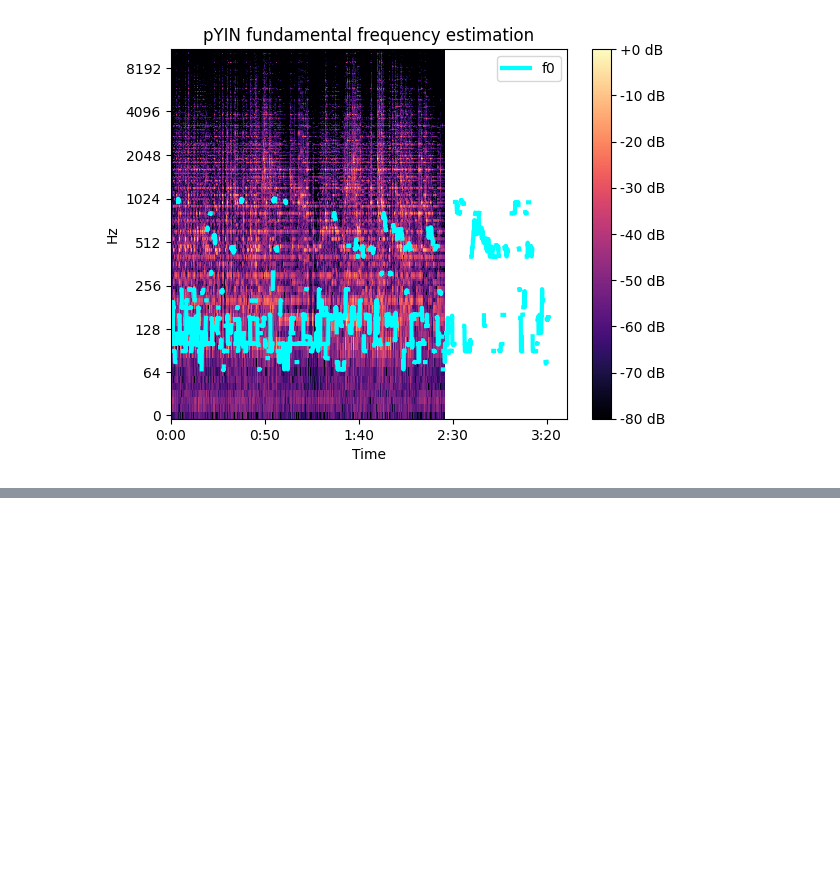
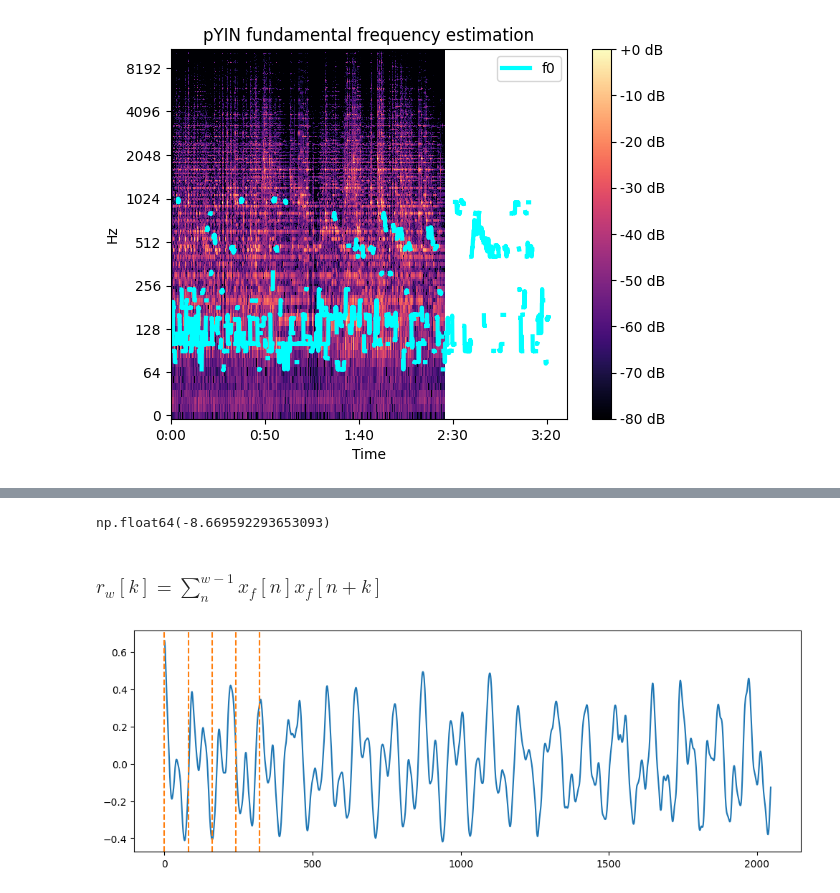
Before and after one commit to amin-dehghanghanatkaman/VocalBiomarker_Pipeline, a Jupyter notebook: vocal_scratch/pitch.ipynb, the cells around one changed output, grey strips where cells are left out. Drawn from its saved outputs; the diff is of its cells as text; code cells hidden in the pictures; blank space fills up the shorter version.

```diff
--- a/vocal_scratch/pitch.ipynb
+++ b/vocal_scratch/pitch.ipynb
@@ -79,0 +91,25 @@ plt.plot(xf[0:win])
+# %%
+12*np.log2(f/440)
+# %% [output]
+np.float64(-8.669592293653093)
+# %% [markdown]
+### $r_w[k] = \sum_{n}^{w-1} x_f[n] x_f[n+k]$
+# %%
+def simple_corr(xf):
+
+    frame = xf.size
+    win = frame//4
+
+    r = np.zeros(win+1)
+    for k in range(win+1):
+
+        r[k] = np.sum(xf[0:win] * xf[k: k+win])
+    return r
+
+plt.figure(figsize=(12, 4))
+plt.plot(simple_corr(xf))
+
+for k in range(0, 400, 80):
+    plt.axvline(k, linestyle='--', c='C1')
+# %% [output]
+[figure, added]
```
Also changed, not shown: parts of 7 cells of this notebook.
